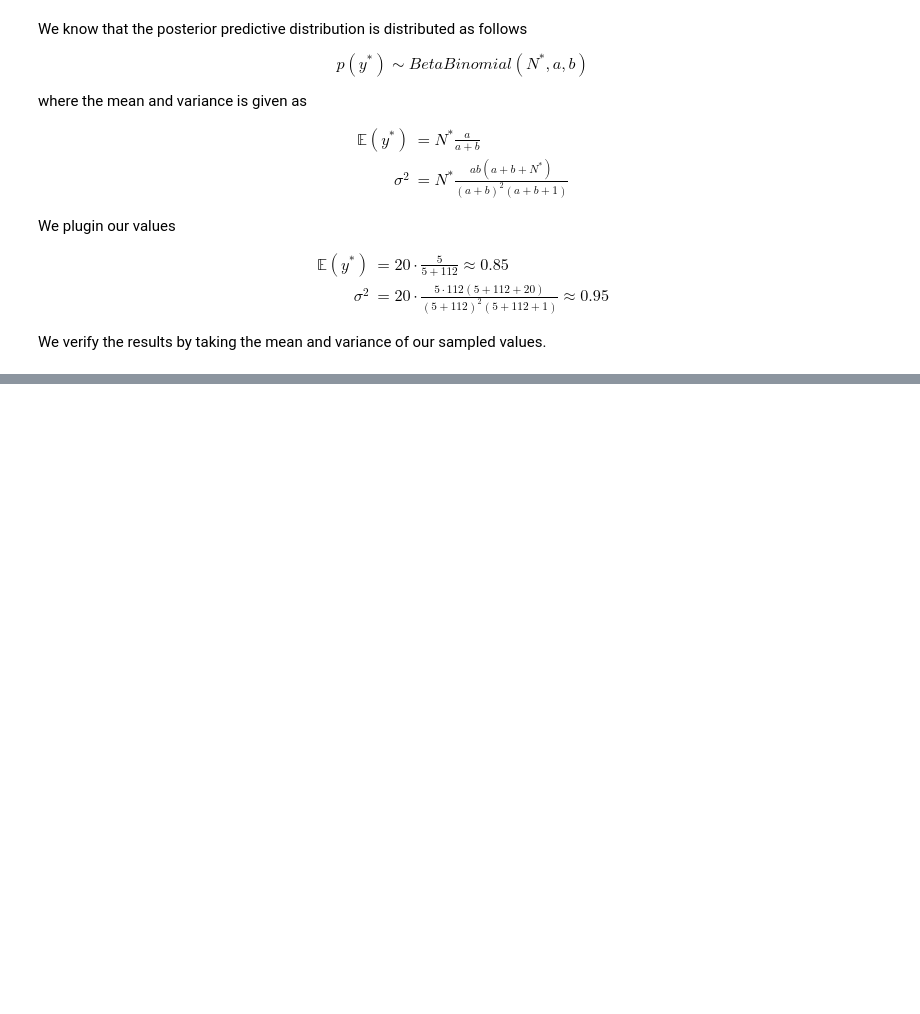
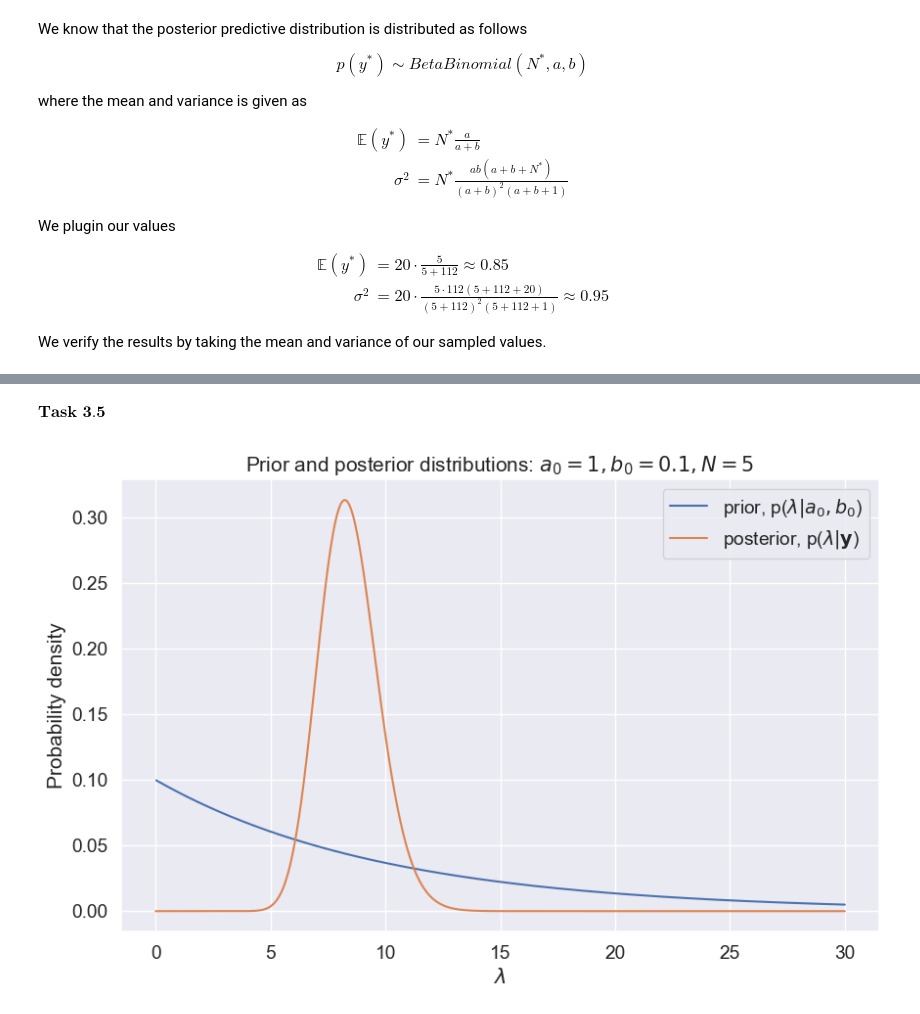
Before and after one commit to Ghjacobsen/BayesianML, a Jupyter notebook: Assignment1.ipynb, the cells around one changed output, grey strips where cells are left out. Cells and saved outputs as stored; diff of their text form; code cells hidden in the pictures; blank space fills up the shorter version.

```diff
--- a/Assignment1.ipynb
+++ b/Assignment1.ipynb
@@ -331,0 +539,36 @@ In part 3 we will be working with conjugate models.
+# %% [markdown]
+$\textbf{Task 3.5}$
+# %%
+y = jnp.array([7, 4, 8, 11, 12])
+N = len(y)
+a0, b0 = 1, 0.1
+
+lambda_ = jnp.linspace(0, 30, 1000)
+
+
+def log_Gamma(lamb, y, a, b):
+
+    constant = a * jnp.log(b) - gammaln(a)
+    return constant + (a - 1) * jnp.log(lamb) - b * lamb
+
+
+fig, ax = plt.subplots(1, 1, figsize=(10, 6))
+ax.plot(
+    lambda_,
+    jnp.exp(log_Gamma(lambda_, y, a0, b0)),
+    label=r"prior, p($\lambda|a_0,b_0$)",
+)
+ax.plot(
+    lambda_,
+    jnp.exp(log_Gamma(lambda_, y, a0 + y.sum(), b0 + N)),
+    label=r"posterior, p($\lambda|\mathbf{y}$)",
+)
+ax.set_xlabel(r"$\lambda$")
+ax.set_ylabel("Probability density")
+ax.set_title(
+    r"Prior and posterior distributions: $a_0={}, b_0={}, N={}$".format(a0, b0, N)
+)
+plt.legend()
+plt.show()
+# %% [output]
+[figure, added]
```
Also changed, not shown: parts of 16 cells of this notebook, 2 other files.
